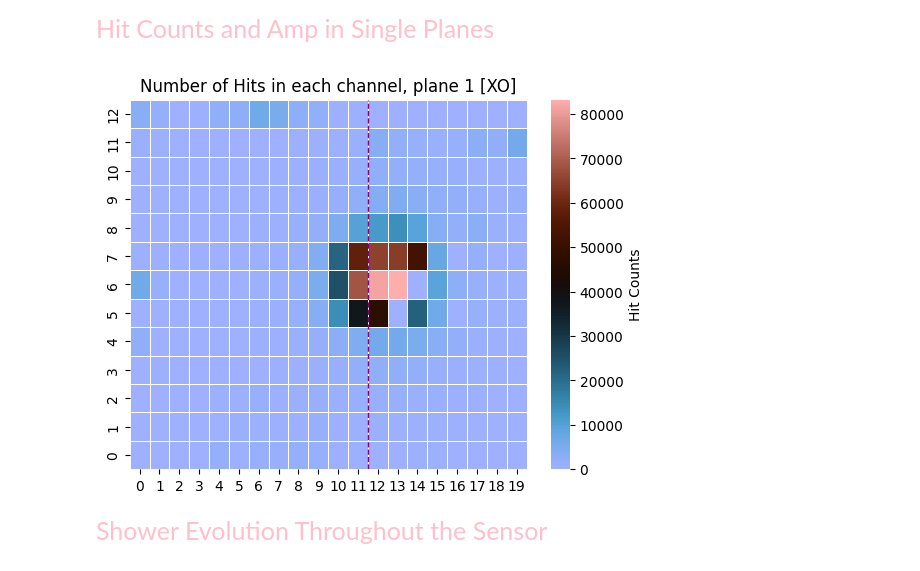
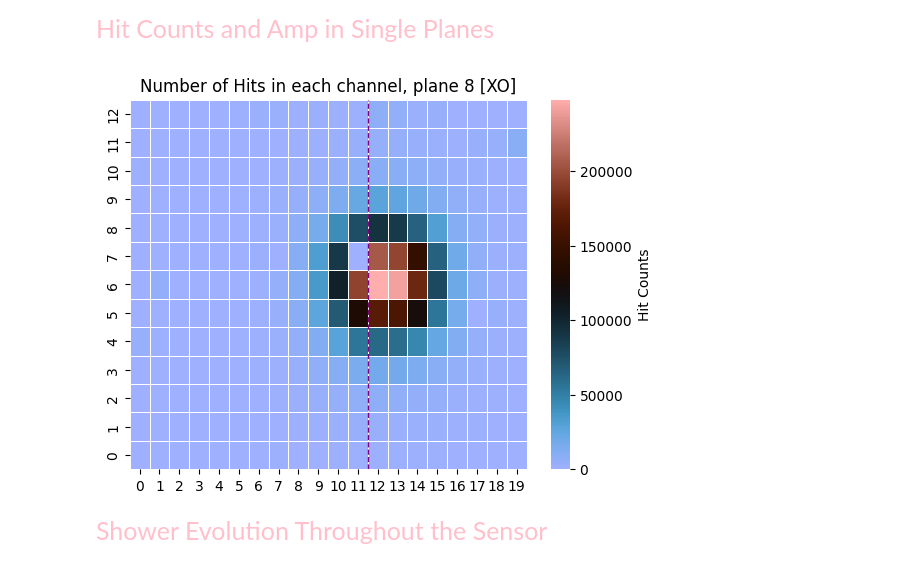
Before and after one commit to Ben-David-Ben/F-Cal-TB-Project, a Jupyter notebook: TB2025_Gap_1081_Reco.ipynb, the cells around one changed output. Drawn from its saved outputs; the diff is of its cells as text; code cells hidden in the pictures.

```diff
--- a/TB2025_Gap_1081_Reco.ipynb
+++ b/TB2025_Gap_1081_Reco.ipynb
@@ -27,9 +29,9 @@ hit_data = rf.get_ROOT_data_zip_RECO(run_number)
 
 Hit Counts and Amp in Single Planes
 # %%
-rf.hits_amount_colormap_single_plane(hit_data, 1)
+rf.hits_amount_colormap_single_plane(hit_data, 8)
 # %% [output]
-[figure, old version]
+[figure, new version]
 # %% [markdown]
 <span style="font-family: arial; font-size:25px; color:pink">
 
```
Also changed, not shown: parts of 1 cell of this notebook, 3 other files.
